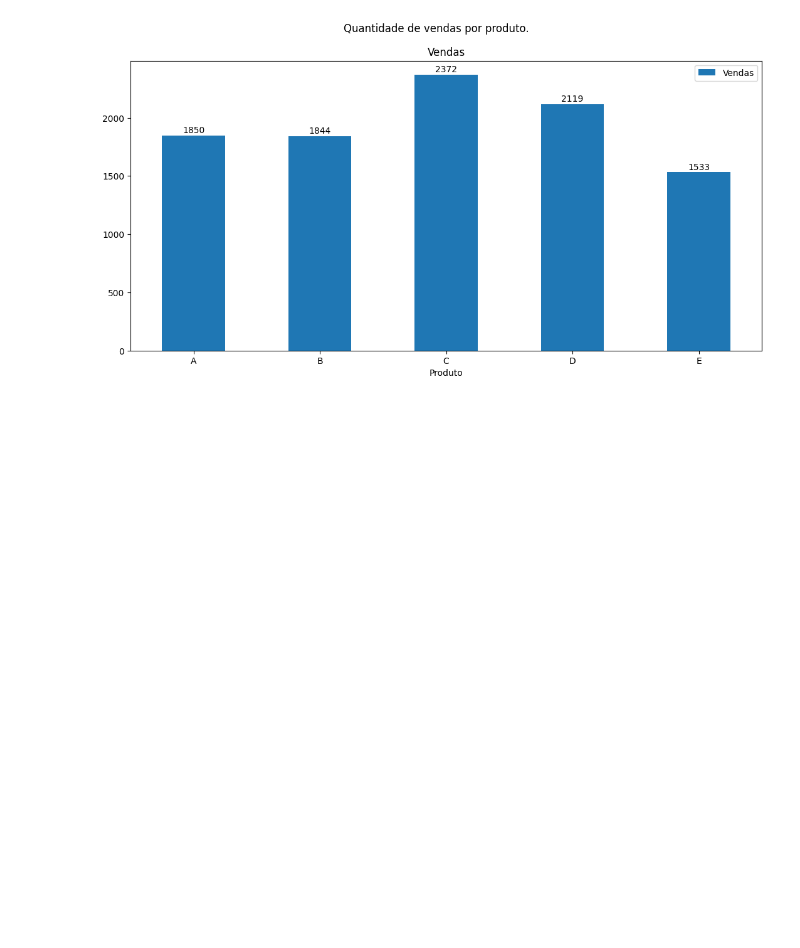
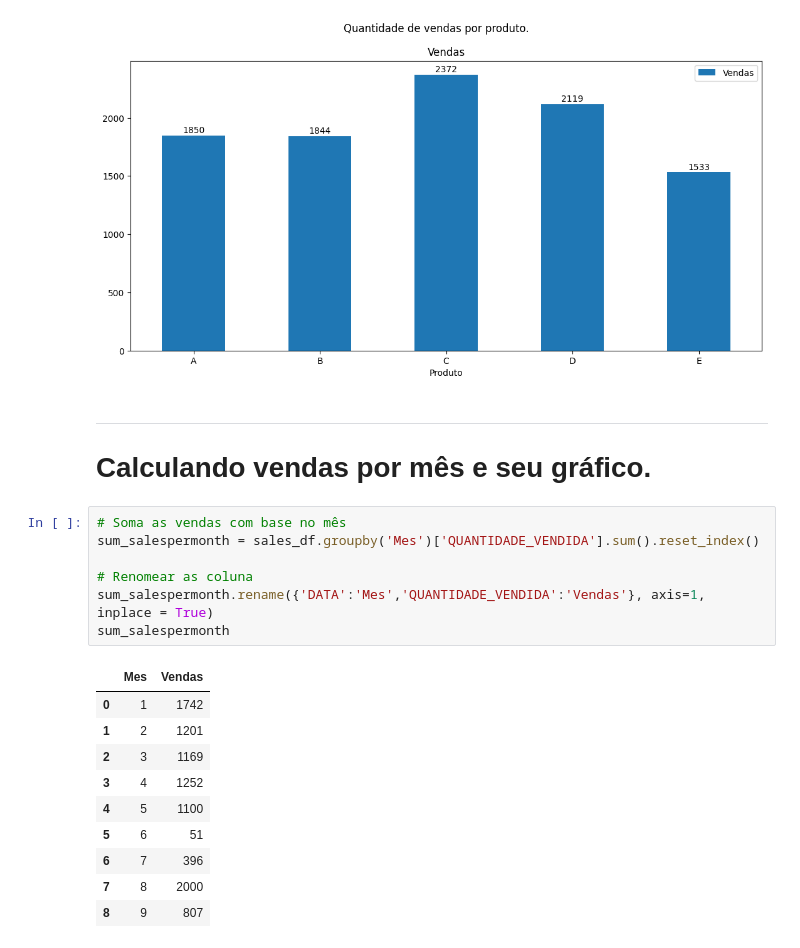
Before and after one commit to Gaba034/desafio-data-analytics, a Jupyter notebook: main.ipynb, the cells around one changed output. Cells and saved outputs as stored; diff of their text form; blank space fills up the shorter version.

```diff
--- a/main.ipynb
+++ b/main.ipynb
@@ -222,3 +222,24 @@ for ax in sales_plot:
 plt.show()
 # %% [output]
 [figure]
+# %% [markdown]
+---
+# Calculando vendas por mês e seu gráfico.
+# %%
+# Soma as vendas com base no mês
+sum_salespermonth = sales_df.groupby('Mes')['QUANTIDADE_VENDIDA'].sum().reset_index()
+
+# Renomear as coluna
+sum_salespermonth.rename({'DATA':'Mes','QUANTIDADE_VENDIDA':'Vendas'}, axis=1, inplace = True)
+sum_salespermonth
+# %% [output]
+|  | Mes | Vendas |
+| 0 | 1 | 1742 |
+| 1 | 2 | 1201 |
+| 2 | 3 | 1169 |
+| 3 | 4 | 1252 |
+| 4 | 5 | 1100 |
+| 5 | 6 | 51 |
+| 6 | 7 | 396 |
+| 7 | 8 | 2000 |
+| 8 | 9 | 807 |
```
Also changed, not shown: parts of 2 cells of this notebook.
